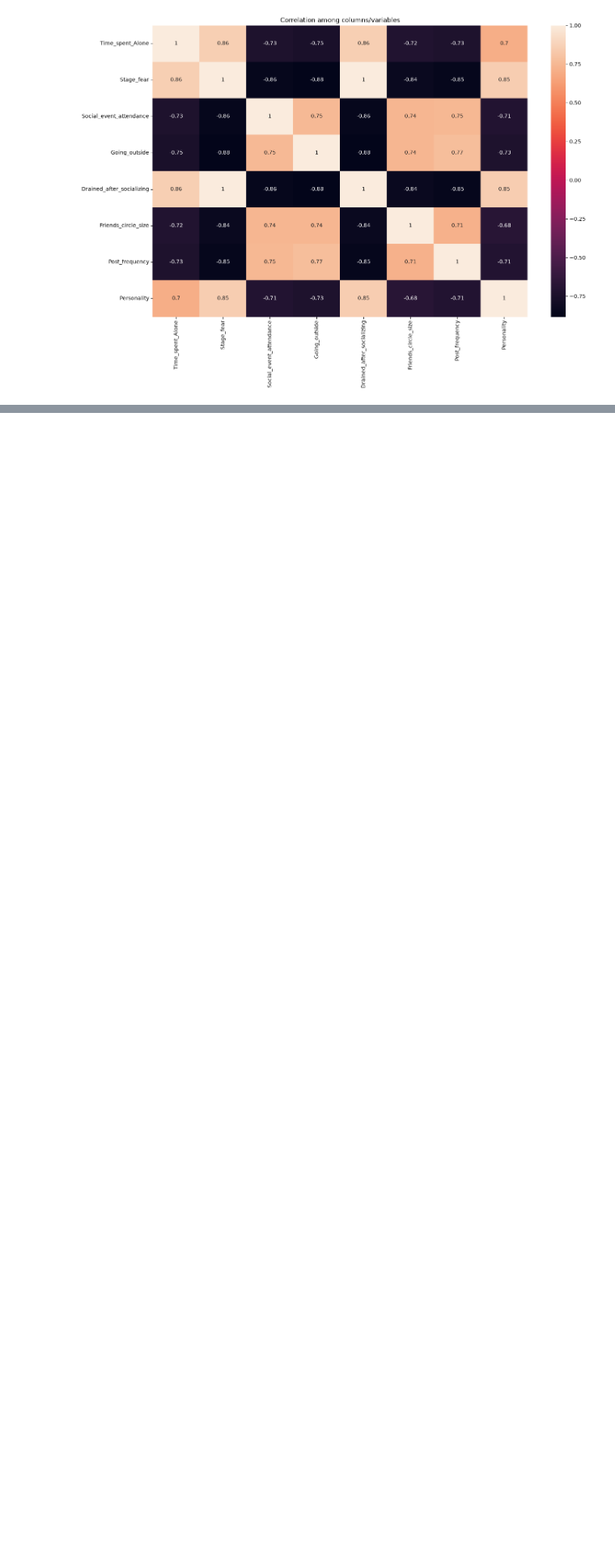
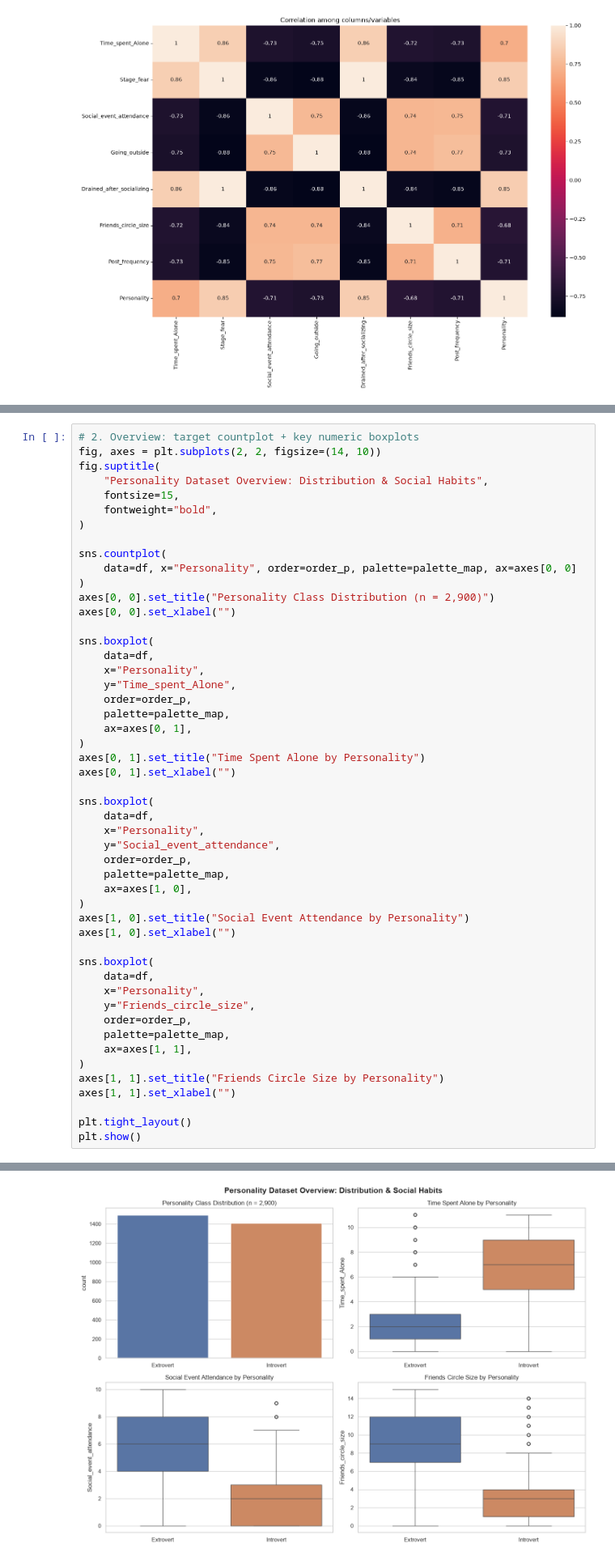
Before and after one commit to miguelestradam3/personality_predictor, a Jupyter notebook: main.ipynb, the cells around one changed output, grey strips where cells are left out. Shown at 81% size. Saved outputs shown, nothing was run; the diff lists cells and outputs as text; blank space fills up the shorter version.

```diff
--- a/main.ipynb
+++ b/main.ipynb
@@ -133,0 +143,51 @@ Text(0.5, 1.0, 'Correlation among columns/variables')
+# %%
+# 2. Overview: target countplot + key numeric boxplots
+fig, axes = plt.subplots(2, 2, figsize=(14, 10))
+fig.suptitle(
+    "Personality Dataset Overview: Distribution & Social Habits",
+    fontsize=15,
+    fontweight="bold",
+)
+
+sns.countplot(
+    data=df, x="Personality", order=order_p, palette=palette_map, ax=axes[0, 0]
+)
+axes[0, 0].set_title("Personality Class Distribution (n = 2,900)")
+axes[0, 0].set_xlabel("")
+
+sns.boxplot(
+    data=df,
+    x="Personality",
+    y="Time_spent_Alone",
+    order=order_p,
+    palette=palette_map,
+    ax=axes[0, 1],
+)
+axes[0, 1].set_title("Time Spent Alone by Personality")
+axes[0, 1].set_xlabel("")
+
+sns.boxplot(
+    data=df,
+    x="Personality",
+    y="Social_event_attendance",
+    order=order_p,
+    palette=palette_map,
+    ax=axes[1, 0],
+)
+axes[1, 0].set_title("Social Event Attendance by Personality")
+axes[1, 0].set_xlabel("")
+
+sns.boxplot(
+    data=df,
+    x="Personality",
+    y="Friends_circle_size",
+    order=order_p,
+    palette=palette_map,
+    ax=axes[1, 1],
+)
+axes[1, 1].set_title("Friends Circle Size by Personality")
+axes[1, 1].set_xlabel("")
+
+plt.tight_layout()
+plt.show()
+# %% [output]
@@ -133,0 +209 @@ Text(0.5, 1.0, 'Correlation among columns/variables')
+[figure, added]
```
Also changed, not shown: parts of 8 cells of this notebook.
